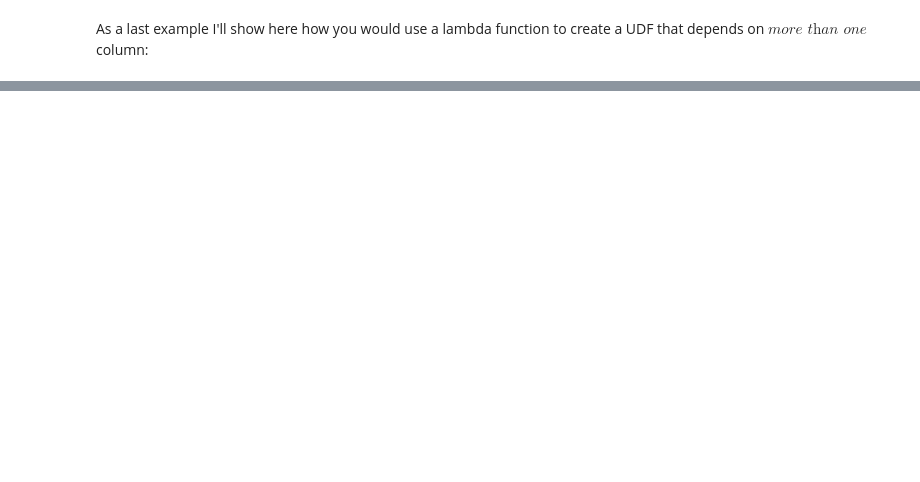
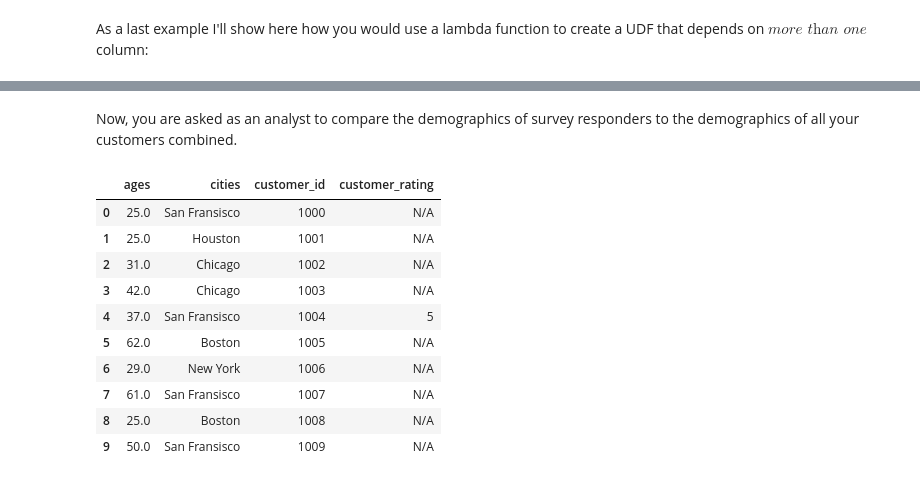
Before and after one commit to brandonbm00/Projects, a Jupyter notebook: python_class/Untitled.ipynb, the cells around one changed output, grey strips where cells are left out. Cells and saved outputs as stored; diff of their text form; code cells hidden in the pictures; blank space fills up the shorter version.

```diff
--- a/python_class/Untitled.ipynb
+++ b/python_class/Untitled.ipynb
@@ -630,0 +684,8 @@ customers.head(10)
+# %%
+# Generate some fake data
+
+city_dict = {1:'Chicago',2:'San Fransisco',3:'New York', 4:'Boston', 5:'Houston'}
+
+ages = np.random.randint(18,65,100)
+city = [city_dict[num] for num in np.random.randint(1,6,100)]
+customer_id = np.arange(1000,1100)
@@ -630,0 +694,3 @@ customers.head(10)
+# %%
+cust_demographics = pd.DataFrame.from_dict({'ages':ages, 'cities':city, 'customer_id':customer_id})
+cust_demographics.head(10)
@@ -630,0 +709,7 @@ customers.head(10)
+# %%
+# Generate some other fake data
+customer_id = np.random.randint(1000,1200,100)
+customer_rating = np.random.randint(0,10,100)
+
+surveys = pd.DataFrame.from_dict({'customer_id':customer_id, 'customer_rating':customer_rating})
+surveys.head()
@@ -630,0 +812,18 @@ customers.head(10)
+# %% [markdown]
+Now, you are asked as an analyst to compare the demographics of survey responders to the demographics of all your customers combined.
+# %%
+demographic_surveys = cust_demographics.merge(surveys, on='customer_id', how='outer')
+demographic_surveys['customer_rating'] = demographic_surveys['customer_rating'].fillna('N/A')
+demographic_surveys.head(10)
+# %% [output]
+|  | ages | cities | customer_id | customer_rating |
+| 0 | 25.0 | San Fransisco | 1000 | N/A |
+| 1 | 25.0 | Houston | 1001 | N/A |
+| 2 | 31.0 | Chicago | 1002 | N/A |
+| 3 | 42.0 | Chicago | 1003 | N/A |
+| 4 | 37.0 | San Fransisco | 1004 | 5 |
+| 5 | 62.0 | Boston | 1005 | N/A |
+| 6 | 29.0 | New York | 1006 | N/A |
+| 7 | 61.0 | San Fransisco | 1007 | N/A |
+| 8 | 25.0 | Boston | 1008 | N/A |
+| 9 | 50.0 | San Fransisco | 1009 | N/A |
```
Also changed, not shown: parts of 40 cells of this notebook.
